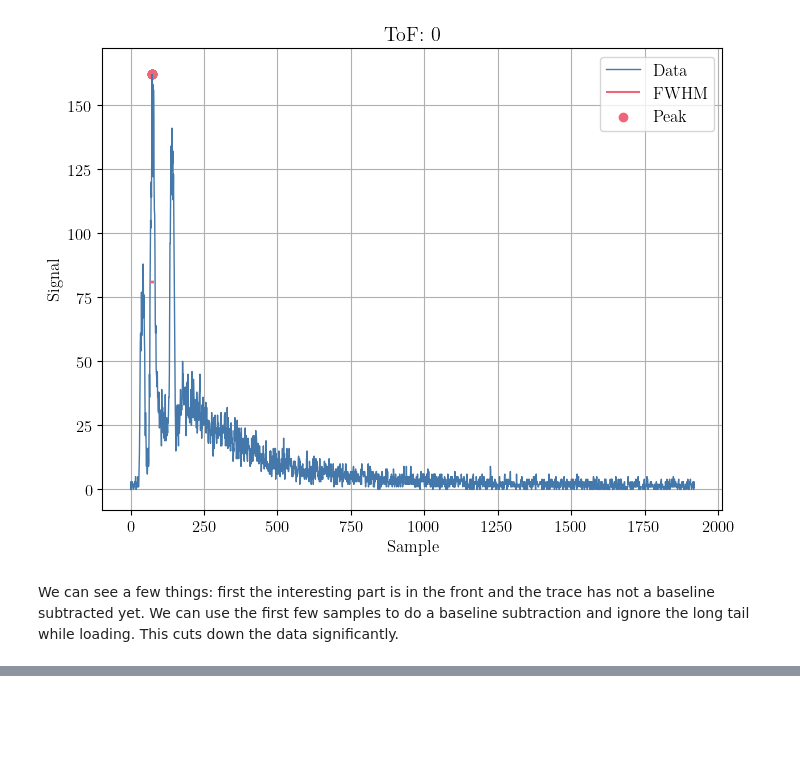
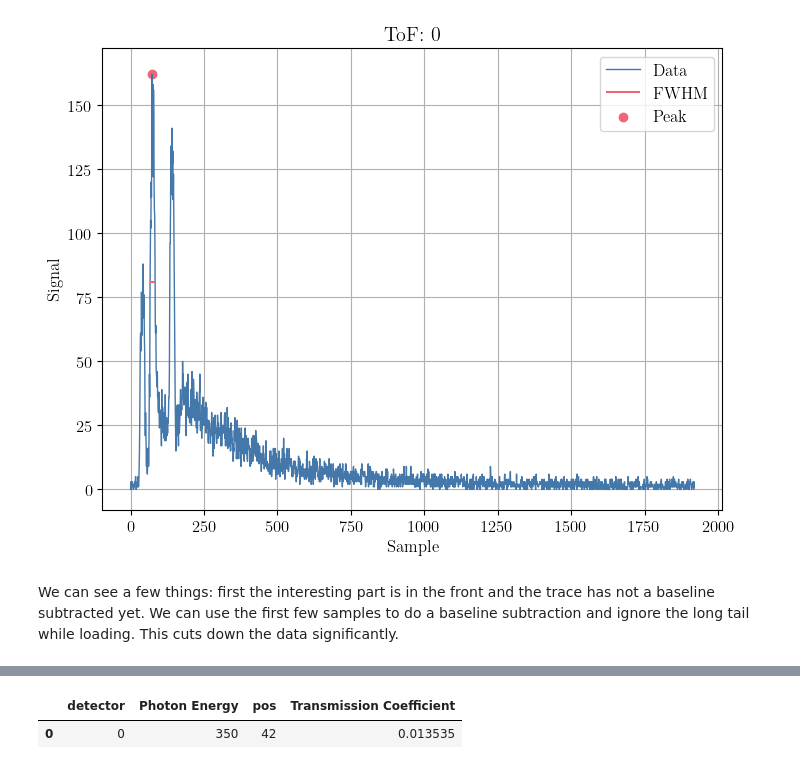
Before and after one commit to XAC-CFEL/PolScope, a Jupyter notebook: HowTo.ipynb, the cells around one changed output, grey strips where cells are left out. Saved outputs shown, nothing was run; the diff lists cells and outputs as text; code cells hidden in the pictures; blank space fills up the shorter version.

```diff
--- a/HowTo.ipynb
+++ b/HowTo.ipynb
@@ -639,0 +288,10 @@ ToFPipeline.Fitter.pol(results, transParam=calib, peakNo=1,beta=2,intMethod="hei
+# %%
+ToFPipeline.GlobalConfig.load("ToFPipeline/config.yaml")
+loader = ToFPipeline.NXSLoader("data").load(runNumbers=[runNo])
+ToFPipeline.AuxFunc(peakfinder.results).addData(loader.angles, key="Angles", axis="detector")
+peakfinder.results["Photon Energy"] = 350
+transmissionCoefficients = ToFPipeline.Calibrate(peakfinder.results).transmission(peakNo = 0).transmissionParam
+transmissionCoefficients
+# %% [output]
+|  | detector | Photon Energy | pos | Transmission Coefficient |
+| 0 | 0 | 350 | 42 | 0.013535 |
```
Also changed, not shown: parts of 30 cells of this notebook, 1 other file.
